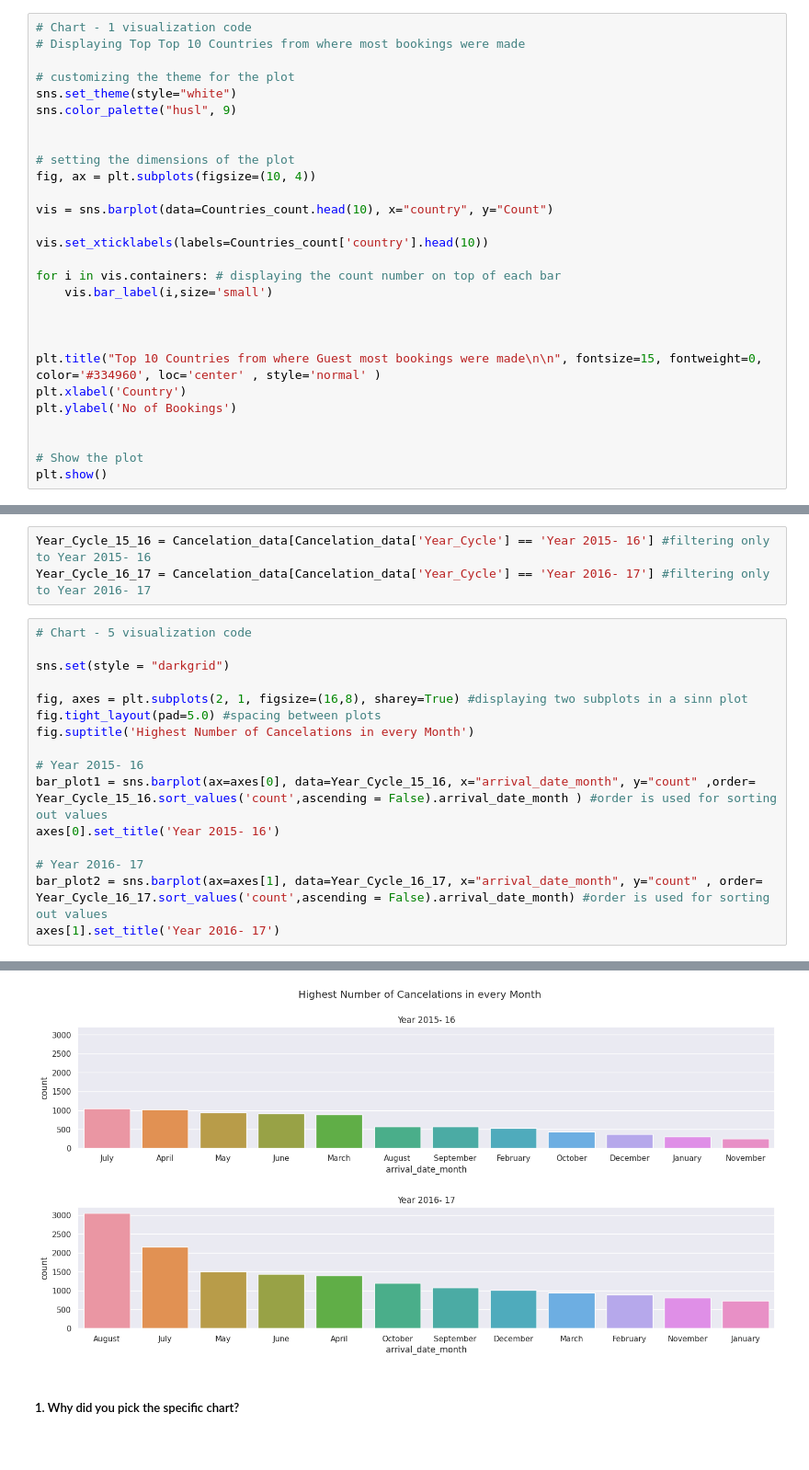
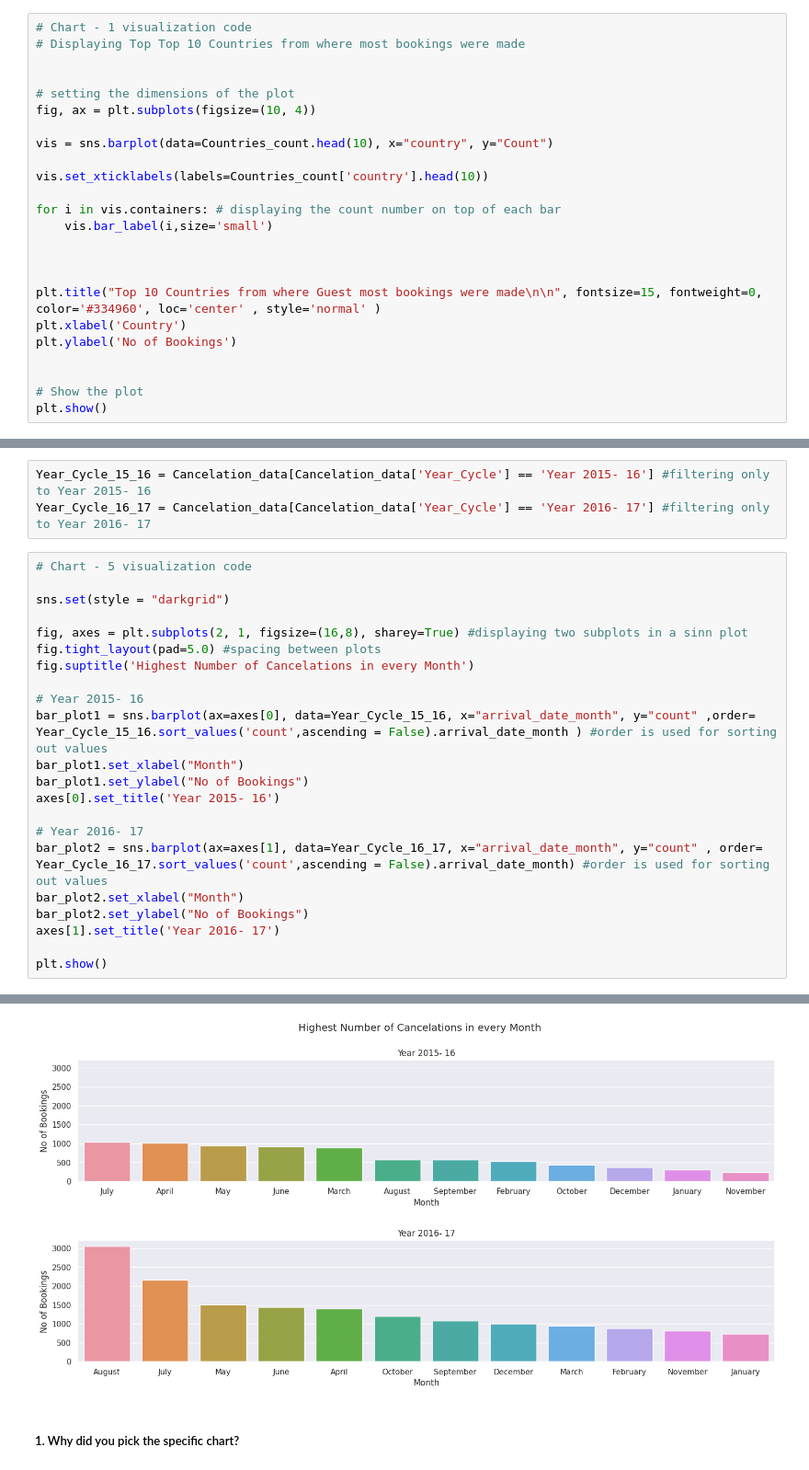
Before and after one commit to Bhushan0097/01.-CAPSTONE-PROJECT----Hotel-Bookings.csv, a Jupyter notebook: 01_Capstone_Project_EDA_HotelBooking.ipynb, the cells around one changed output, grey strips where cells are left out. Shown at 92% size. Cells and saved outputs as stored; diff of their text form.

```diff
--- a/01_Capstone_Project_EDA_HotelBooking.ipynb
+++ b/01_Capstone_Project_EDA_HotelBooking.ipynb
@@ -1020,10 +1019,6 @@ Countries_count.head()
 # %%
 # Chart - 1 visualization code
 # Displaying Top Top 10 Countries from where most bookings were made
-
-# customizing the theme for the plot
-sns.set_theme(style="white")
-sns.color_palette("husl", 9)
 
 
 # setting the dimensions of the plot
@@ -1579,9 +1660,15 @@ fig.suptitle('Highest Number of Cancelations in every Month')
 
 # Year 2015- 16
 bar_plot1 = sns.barplot(ax=axes[0], data=Year_Cycle_15_16, x="arrival_date_month", y="count" ,order= Year_Cycle_15_16.sort_values('count',ascending = False).arrival_date_month ) #order is used for sorting out values
+bar_plot1.set_xlabel("Month")
+bar_plot1.set_ylabel("No of Bookings")
 axes[0].set_title('Year 2015- 16')
 
 # Year 2016- 17
 bar_plot2 = sns.barplot(ax=axes[1], data=Year_Cycle_16_17, x="arrival_date_month", y="count" , order= Year_Cycle_16_17.sort_values('count',ascending = False).arrival_date_month) #order is used for sorting out values
+bar_plot2.set_xlabel("Month")
+bar_plot2.set_ylabel("No of Bookings")
 axes[1].set_title('Year 2016- 17')
+
+plt.show()
 # %% [output]
@@ -1589,4 +1675,4 @@ Text(0.5, 1.0, 'Year 2016- 17')
-[figure, old version]
+[figure, new version]
 # %% [markdown]
 ##### 1. Why did you pick the specific chart?
 # %% [markdown]
```
Also changed, not shown: parts of 15 cells of this notebook.
